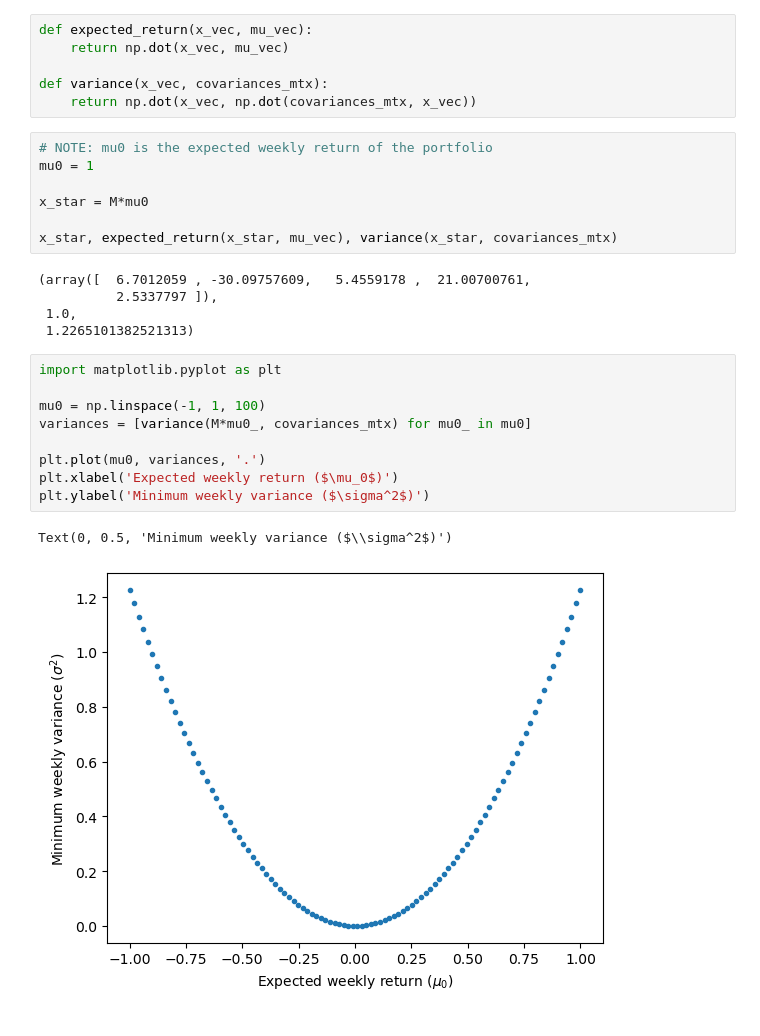
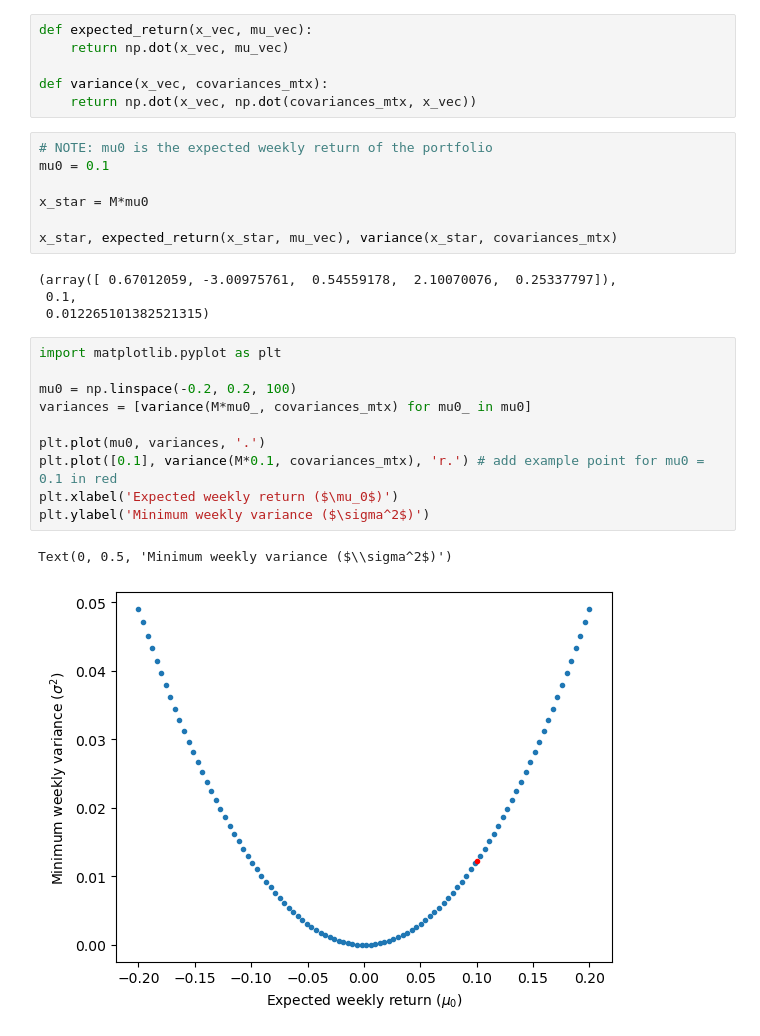
Before and after one commit to TEspelien/StockPortfolioOptimization, a Jupyter notebook: solution1_march_29_lecture.ipynb, the cells around one changed output. Saved outputs shown, nothing was run; the diff lists cells and outputs as text.

Commit message:
minor changes to make more plots

```diff
--- a/solution1_march_29_lecture.ipynb
+++ b/solution1_march_29_lecture.ipynb
@@ -22,25 +22,25 @@ def variance(x_vec, covariances_mtx):
     return np.dot(x_vec, np.dot(covariances_mtx, x_vec))
 # %%
 # NOTE: mu0 is the expected weekly return of the portfolio
-mu0 = 1
+mu0 = 0.1
 
 x_star = M*mu0
 
 x_star, expected_return(x_star, mu_vec), variance(x_star, covariances_mtx)
 # %% [output]
-(array([  6.7012059 , -30.09757609,   5.4559178 ,  21.00700761,
-          2.5337797 ]),
- 1.0,
- 1.2265101382521313)
+(array([ 0.67012059, -3.00975761,  0.54559178,  2.10070076,  0.25337797]),
+ 0.1,
+ 0.012265101382521315)
 # %%
 import matplotlib.pyplot as plt
 
-mu0 = np.linspace(-1, 1, 100)
+mu0 = np.linspace(-0.2, 0.2, 100)
 variances = [variance(M*mu0_, covariances_mtx) for mu0_ in mu0]
 
 plt.plot(mu0, variances, '.')
+plt.plot([0.1], variance(M*0.1, covariances_mtx), 'r.') # add example point for mu0 = 0.1 in red
 plt.xlabel('Expected weekly return ($\mu_0$)')
 plt.ylabel('Minimum weekly variance ($\sigma^2$)')
 # %% [output]
 Text(0, 0.5, 'Minimum weekly variance ($\\sigma^2$)')
-[figure, old version]
+[figure, new version]
```
Also changed, not shown: parts of 1 cell of this notebook, 2 other files.
